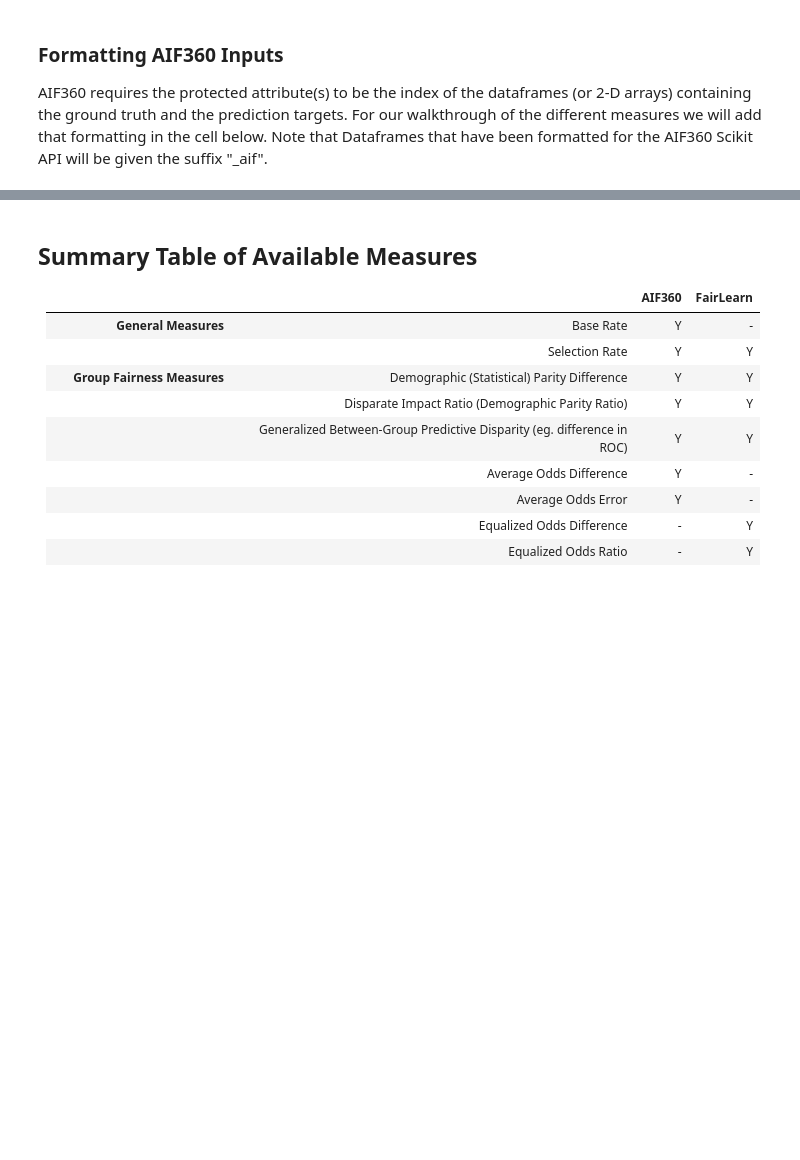
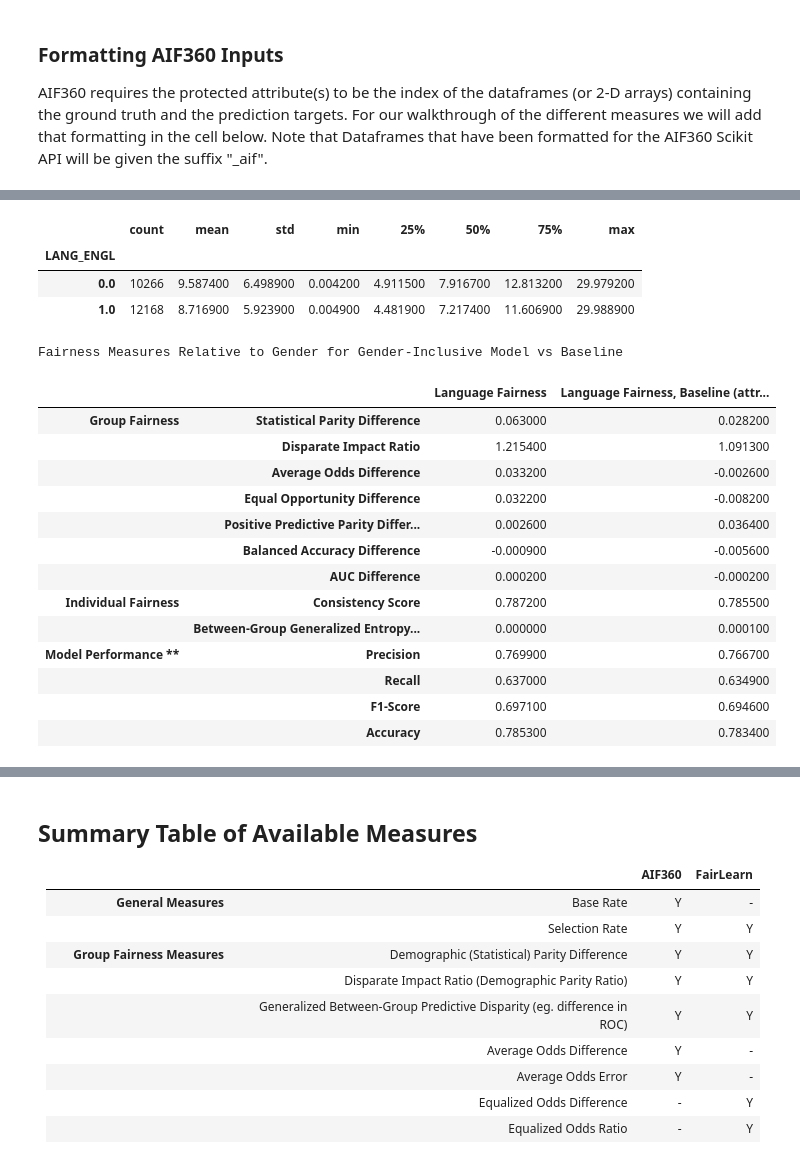
Before and after one commit to KenSciResearch/fairMLHealth, a Jupyter notebook: publications/KDD2020-FairnessInhealthcareML-TutorialNotebook.ipynb, the cells around one changed output, grey strips where cells are left out. Cells and saved outputs as stored; diff of their text form; code cells hidden in the pictures; blank space fills up the shorter version.

```diff
--- a/fairMLHealth/tutorial_and_examples/kdd_fairness_in_healthcare_tutorial.ipynb
+++ b/publications/KDD2020-FairnessInhealthcareML-TutorialNotebook.ipynb
@@ -616,0 +595,26 @@ The FairLearn and AIF360 APIs for Scikit and XGBOOST models are very similar in
+# %%
+# Update Split Data to Include Language as a Feature
+lang_cols = [c for c in df.columns if c.startswith("LANGUAGE_")]
+eng_cols = ['LANGUAGE_ENGL']
+X_lang = df.loc[:, lang_cols]
+english_speaking = X_lang[eng_cols].eq(1).any(axis = 1)
+X_lang.loc[english_speaking, 'LANG_ENGL'] = 1
+X_lang.loc[~english_speaking, 'LANG_ENGL'] = 0
+X_lang = X_lang.drop(lang_cols, axis = 1).fillna(0)
+
+# Show LOS Statistics Relative to LANG_ENGL
+lang_tbl = X_lang.join(df['length_of_stay']).groupby('LANG_ENGL')['length_of_stay'].describe().round(4)
+lang_tbl['count'] = lang_tbl['count'].astype(int)
+lang_styl = lang_tbl.style.applymap(helpers.highlight_col,
+                                    subset = pd.IndexSlice[:, 'mean'],
+                                    color = "teal"
+                         ).applymap(helpers.highlight_col,
+                                    subset = pd.IndexSlice[:, 'count'],
+                                    color = "magenta"
+                     )
+display(lang_styl)
+# %% [output]
+|  | count | mean | std | min | 25% | 50% | 75% | max |
+| LANG_ENGL |  |  |  |  |  |  |  |  |
+| 0.0 | 10266 | 9.587400 | 6.498900 | 0.004200 | 4.911500 | 7.916700 | 12.813200 | 29.979200 |
+| 1.0 | 12168 | 8.716900 | 5.923900 | 0.004900 | 4.481900 | 7.217400 | 11.606900 | 29.988900 |
@@ -616,0 +629,47 @@ The FairLearn and AIF360 APIs for Scikit and XGBOOST models are very similar in
+# %%
+#
+lang_values = X_test_lang['LANG_ENGL']
+
+# Generate Dataframe of  Measure Values for Language-Inclusive Model, Relative to Patient Language
+lang_scores = reports.classification_fairness(X_test_lang, lang_values, y_test, y_pred_lang, y_prob_lang[:, 1])
+
+# Generate Dataframe of Measure Values for Baseline Model, Relative to Patient Language
+lang_ko_scores = reports.classification_fairness(X_test_lang, lang_values, y_test,
+                                                 y_pred_baseline, y_prob_baseline[:, 1])
+
+# Merge Results to Display a Full Comparison
+lang_comparison = pd.concat([lang_scores, lang_ko_scores], axis = 1)
+lang_comparison.columns = ['Language Fairness',
+                           'Language Fairness, Baseline (attribute absent)']
+
+# Note that additional styling is added to the table below. An HTML wrapper is then
+#  used around pandas's .render() method to enable color rendering in GitHub. These
+#  steps are not necessary to display the table in a standard Jupyter notebook
+cptn = "Fairness Measures Relative to Gender for Gender-Inclusive Model vs Baseline"
+table = lang_comparison.style.set_caption(cptn
+               ).apply(lambda x: ['color:slateblue'
+                                  if x.name in grp_measures else '' for i in x]
+                       , axis = 1
+               ).apply(lambda x: ['background-color:teal'
+                                  if x.name in focus_measures else '' for i in x]
+                       , axis = 1
+               ).apply(lambda x: ['color:magenta'
+                                  if x.name in if_measures else '' for i in x]
+                       , axis = 1)
+HTML(table.render())
+# %% [output]
+Fairness Measures Relative to Gender for Gender-Inclusive Model vs Baseline
+|  |  | Language Fairness | Language Fairness, Baseline (attr... |
+| Group Fairness | Statistical Parity Difference | 0.063000 | 0.028200 |
+|  | Disparate Impact Ratio | 1.215400 | 1.091300 |
+|  | Average Odds Difference | 0.033200 | -0.002600 |
+|  | Equal Opportunity Difference | 0.032200 | -0.008200 |
+|  | Positive Predictive Parity Differ... | 0.002600 | 0.036400 |
+|  | Balanced Accuracy Difference | -0.000900 | -0.005600 |
+|  | AUC Difference | 0.000200 | -0.000200 |
+| Individual Fairness | Consistency Score | 0.787200 | 0.785500 |
+|  | Between-Group Generalized Entropy... | 0.000000 | 0.000100 |
+| Model Performance ** | Precision | 0.769900 | 0.766700 |
+|  | Recall | 0.637000 | 0.634900 |
+|  | F1-Score | 0.697100 | 0.694600 |
+|  | Accuracy | 0.785300 | 0.783400 |
```
Also changed, not shown: parts of 80 cells of this notebook, 32 other files.
